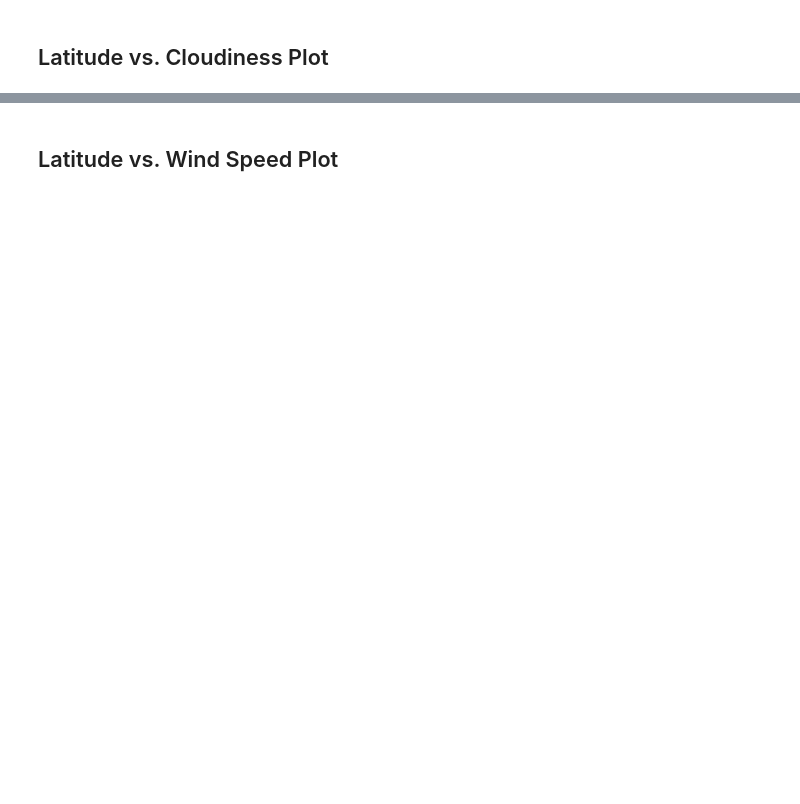
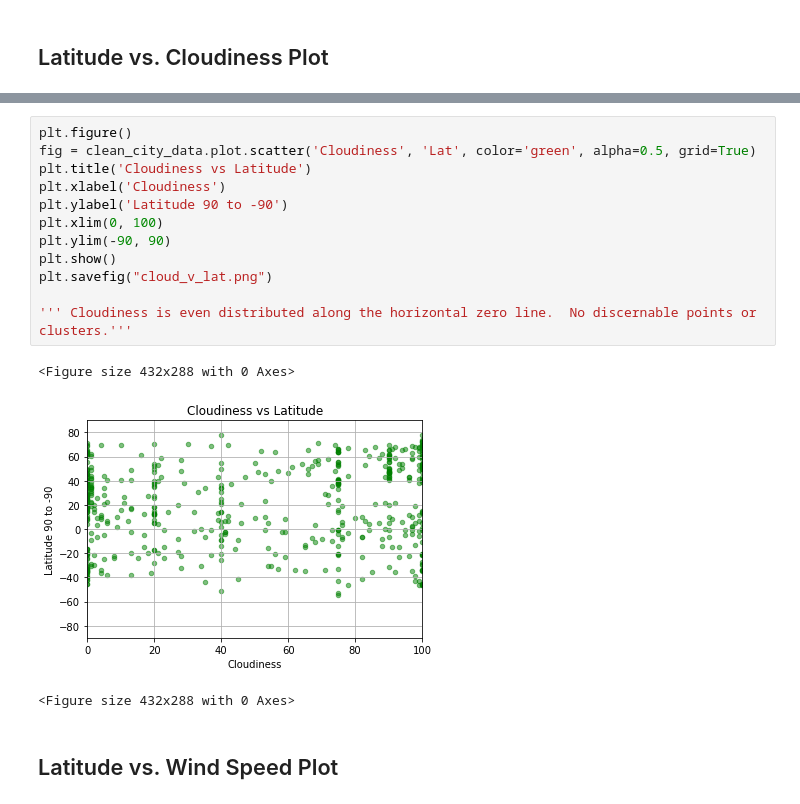
Before and after one commit to PeterGeorgeVlahos/Python-API, a Jupyter notebook: WeatherPy/WeatherPy.ipynb, the cells around one changed output, grey strips where cells are left out. Saved outputs shown, nothing was run; the diff lists cells and outputs as text; blank space fills up the shorter version.

```diff
--- a/WeatherPy/WeatherPy.ipynb
+++ b/WeatherPy/WeatherPy.ipynb
@@ -324,2 +284,18 @@ Int64Index([], dtype='int64')
+# %%
+plt.figure()
+fig = clean_city_data.plot.scatter('Cloudiness', 'Lat', color='green', alpha=0.5, grid=True)
+plt.title('Cloudiness vs Latitude')
+plt.xlabel('Cloudiness')
+plt.ylabel('Latitude 90 to -90')
+plt.xlim(0, 100)
+plt.ylim(-90, 90)
+plt.show()
+plt.savefig("cloud_v_lat.png")
+
+''' Cloudiness is even distributed along the horizontal zero line.  No discernable points or clusters.'''
+# %% [output]
+<Figure size 432x288 with 0 Axes>
+[figure, added]
+<Figure size 432x288 with 0 Axes>
 # %% [markdown]
 ## Latitude vs. Wind Speed Plot
```
Also changed, not shown: parts of 42 cells of this notebook.
